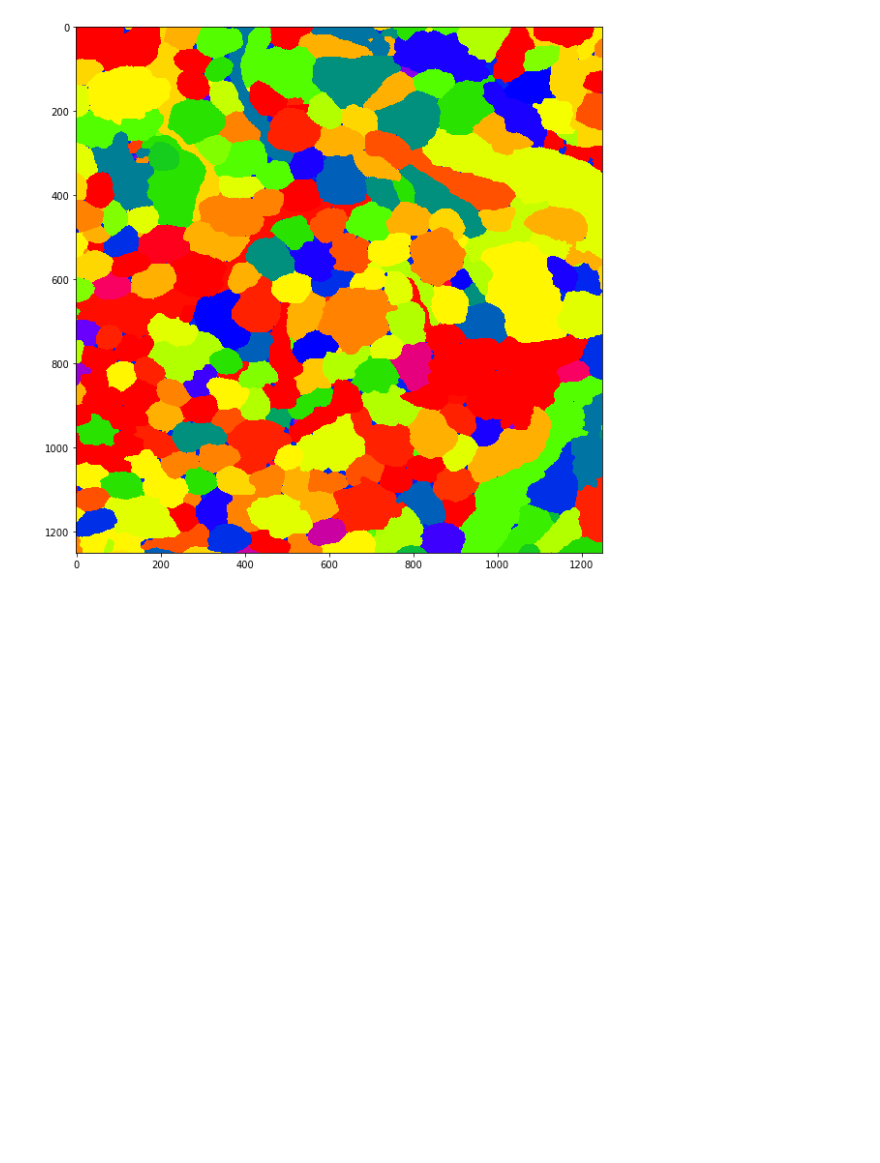
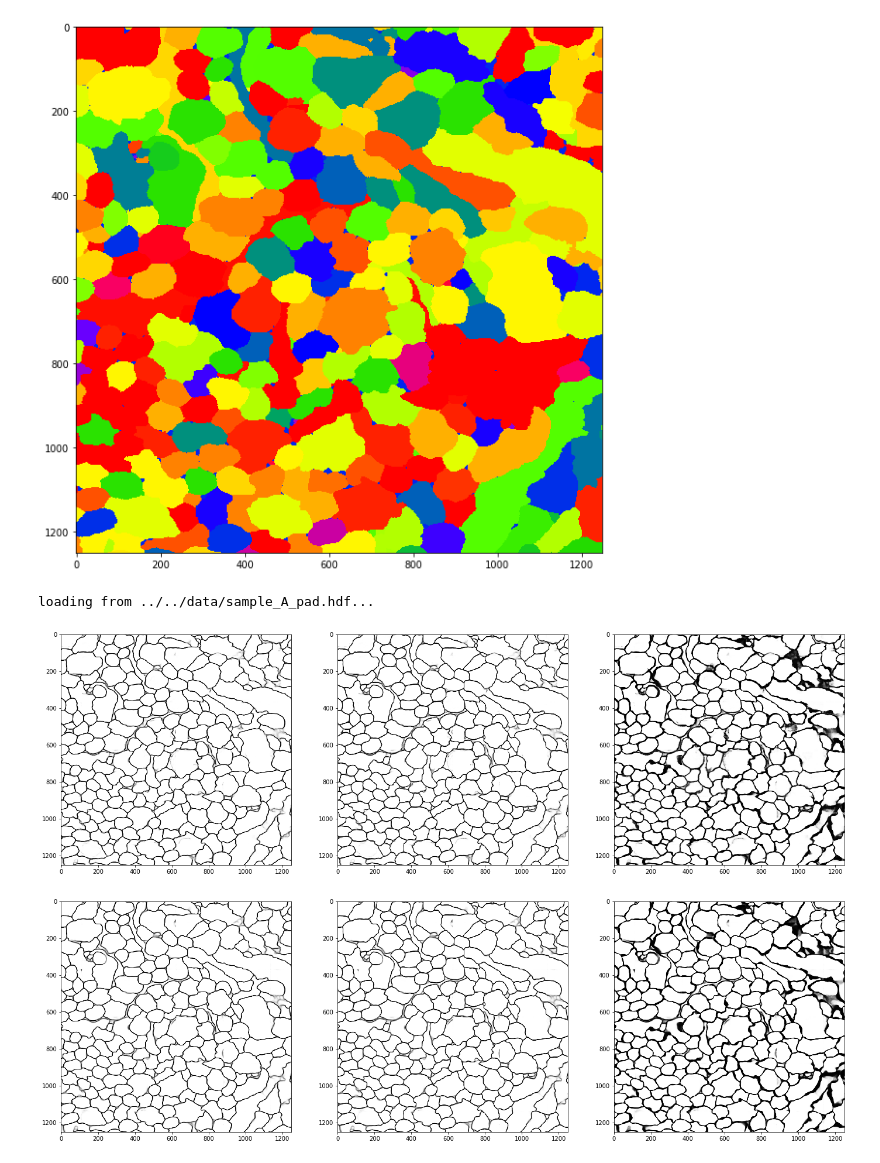
Before and after one commit to image-infomatics/neutorch, a Jupyter notebook: neutorch/notebooks/affinity_2_seg.ipynb, the cells around one changed output. Drawn from its saved outputs; the diff is of its cells as text; code cells hidden in the pictures; blank space fills up the shorter version.

```diff
--- a/neutorch/notebooks/affinity_2_seg.ipynb
+++ b/neutorch/notebooks/affinity_2_seg.ipynb
@@ -68,7 +68,7 @@ def view_patch(patch,i=0):
 def view_affinity(affinity,i=0):
     plt.rcParams['image.interpolation'] = 'nearest'
     fig, axarr = plt.subplots(1,3)
-    fig.set_size_inches(16, 10)
+    fig.set_size_inches(24, 20)
     axarr[0].imshow(affinity[0][i], cmap='gray')
     axarr[1].imshow(affinity[1][i], cmap='gray')
     axarr[2].imshow(affinity[2][i], cmap='gray')
@@ -242,3 +242,19 @@ plt.imshow(label[i], cmap='prism')
 plt.show()
 # %% [output]
 [figure]
+# %%
+swin_affs = np.load('../../run_swin/affinity.npy')
+RSU_affs = np.load('../../run_RSUnet/affinity.npy')
+# %%
+from neutorch.dataset.affinity import TestDataset
+dataset = TestDataset('../../data/sample_A_pad.hdf', (26,256,256), with_label=True)
+label = dataset.label
+# %% [output]
+loading from ../../data/sample_A_pad.hdf...
+# %%
+i=10
+view_affinity(swin_affs,i=i)
+view_affinity(RSU_affs,i=i)
+# %% [output]
+[figure, added]
+[figure, added]
```
Also changed, not shown: parts of 2 cells of this notebook, 11 other files.
